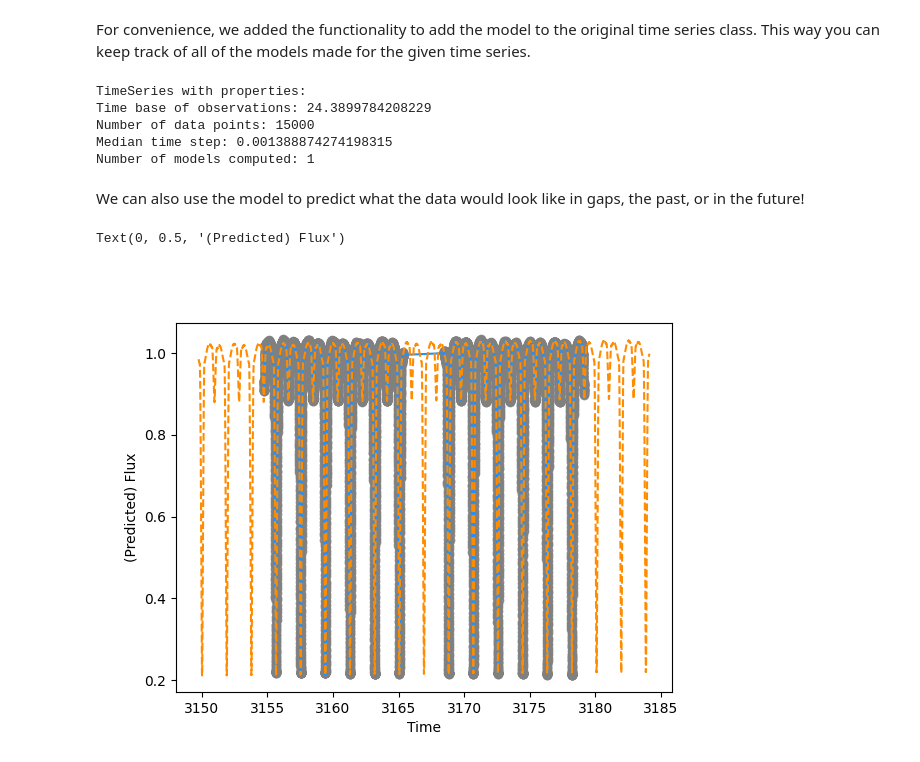
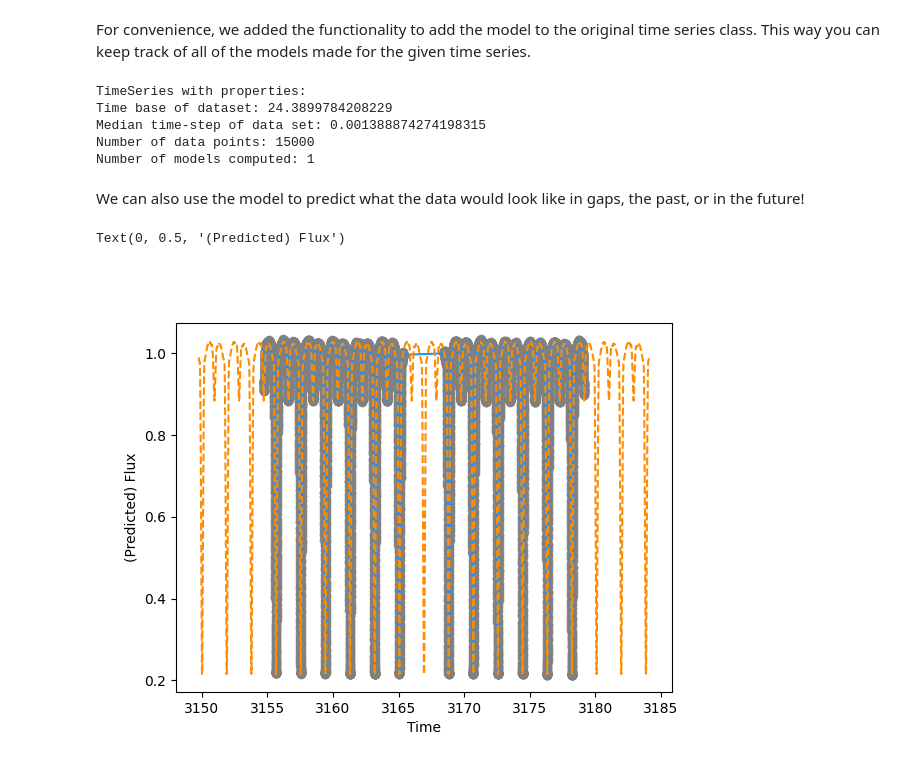
Before and after one commit to colej/puffins, a Jupyter notebook: notebooks/NB01_intro.ipynb, the cells around one changed output. Drawn from its saved outputs; the diff is of its cells as text; code cells hidden in the pictures.

```diff
--- a/notebooks/NB01_intro.ipynb
+++ b/notebooks/NB01_intro.ipynb
@@ -229,7 +229,8 @@ Median time step: 0.001388874274198315
 Number of models computed: 0
 # %%
-fwls = LinearModel(data, basis_functions=[basis_constant,basis_linear,], feature_embedding='fourier',
-                   feature_weighting_function=matern32, feature_width=0.1,
+fwls = LinearModel(data, basis_functions=[basis_constant,], feature_embedding='fourier',
+                   feature_weighting_function=matern32, feature_width=0.01,
                    method='fw', period=period, n_harmonics=100, W=None)
-fwls.set_X_train()
-fwls.train()
+fwls.set_X_train(data.predictors)
+fwls.train(data.targets)
+print(fwls)
@@ -240,21 +259,21 @@ data.add_model(fwls)
 print(data)
 # %% [output]
 TimeSeries with properties:
-Time base of observations: 24.3899784208229
+Time base of dataset: 24.3899784208229
+Median time-step of data set: 0.001388874274198315
 Number of data points: 15000
-Median time step: 0.001388874274198315
 Number of models computed: 1
 # %% [markdown]
 We can also use the model to predict what the data would look like in gaps, the past, or in the future!
 # %%
-xnew = np.linspace(data.x.min()-5, data.x.max()+5, 10000)
+xnew = np.linspace(data.predictors.min()-5, data.predictors.max()+5, 10000)
 plotnum += 1
 fig_, ax_ = plt.subplots(num=plotnum)
 ax_.plot(time, flux, 'o', color='grey', alpha=0.85)
 ax_.plot(time, fwls.trained_model, '-', color='dodgerblue')
 ax_.plot(xnew, fwls.predict(xnew)[1], '--', color='darkorange')
 ax_.set_xlabel('Time')
 ax_.set_ylabel('(Predicted) Flux')
 # %% [output]
 Text(0, 0.5, '(Predicted) Flux')
-[figure, old version]
+[figure, new version]
```
Also changed, not shown: parts of 6 cells of this notebook, 4 other files.
